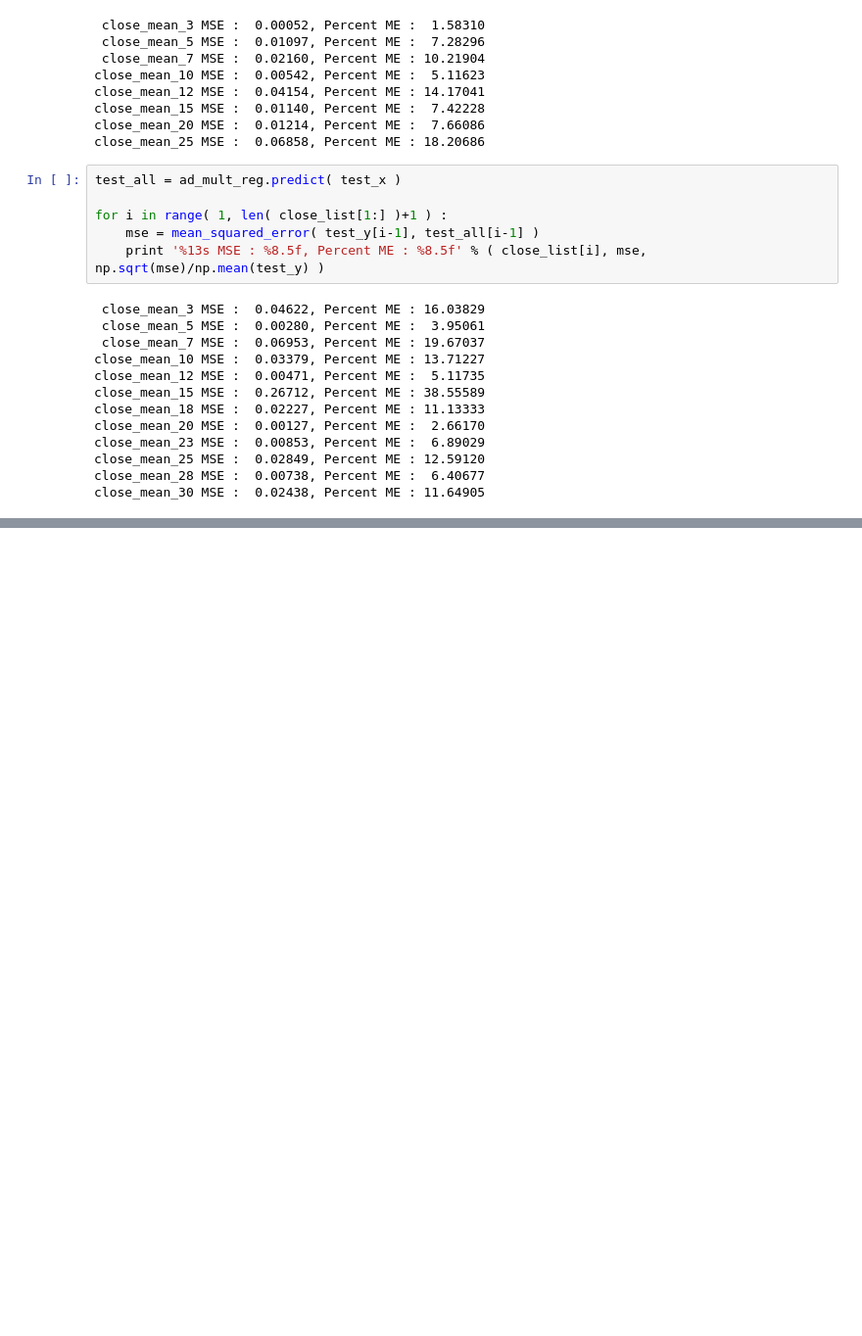
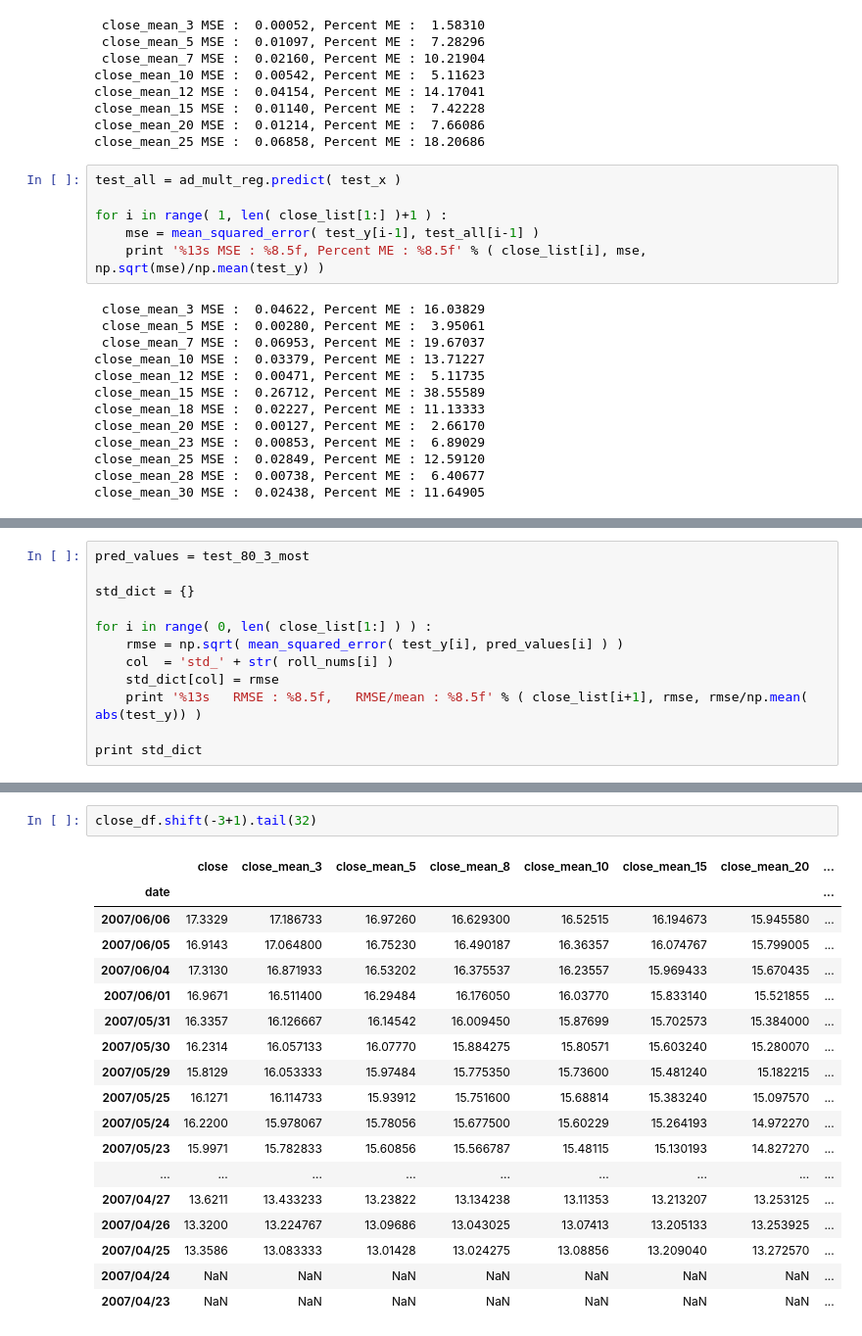
Before and after one commit to markertsean/python_trader, a Jupyter notebook: gen_predictor.ipynb, the cells around one changed output, grey strips where cells are left out. Shown at 98% size. Cells and saved outputs as stored; diff of their text form; blank space fills up the shorter version.

```diff
--- a/gen_predictor.ipynb
+++ b/gen_predictor.ipynb
@@ -302,0 +239,12 @@ close_mean_25 MSE :  0.00405, Percent ME :  6.16066
+# %%
+pred_values = test_80_3_most
+
+std_dict = {}
+
+for i in range( 0, len( close_list[1:] ) ) :
+    rmse = np.sqrt( mean_squared_error( test_y[i], pred_values[i] ) )
+    col  = 'std_' + str( roll_nums[i] )
+    std_dict[col] = rmse
+    print '%13s   RMSE : %8.5f,   RMSE/mean : %8.5f' % ( close_list[i+1], rmse, rmse/np.mean( abs(test_y)) )
+
+print std_dict
@@ -302,0 +294,21 @@ close_mean_25 MSE :  0.00405, Percent ME :  6.16066
+# %%
+close_df.shift(-3+1).tail(32)
+# %% [output]
+|  | close | close_mean_3 | close_mean_5 | close_mean_8 | close_mean_10 | close_mean_15 | close_mean_20 | ... |
+| date |  |  |  |  |  |  |  | ... |
+| 2007/06/06 | 17.3329 | 17.186733 | 16.97260 | 16.629300 | 16.52515 | 16.194673 | 15.945580 | ... |
+| 2007/06/05 | 16.9143 | 17.064800 | 16.75230 | 16.490187 | 16.36357 | 16.074767 | 15.799005 | ... |
+| 2007/06/04 | 17.3130 | 16.871933 | 16.53202 | 16.375537 | 16.23557 | 15.969433 | 15.670435 | ... |
+| 2007/06/01 | 16.9671 | 16.511400 | 16.29484 | 16.176050 | 16.03770 | 15.833140 | 15.521855 | ... |
+| 2007/05/31 | 16.3357 | 16.126667 | 16.14542 | 16.009450 | 15.87699 | 15.702573 | 15.384000 | ... |
+| 2007/05/30 | 16.2314 | 16.057133 | 16.07770 | 15.884275 | 15.80571 | 15.603240 | 15.280070 | ... |
+| 2007/05/29 | 15.8129 | 16.053333 | 15.97484 | 15.775350 | 15.73600 | 15.481240 | 15.182215 | ... |
+| 2007/05/25 | 16.1271 | 16.114733 | 15.93912 | 15.751600 | 15.68814 | 15.383240 | 15.097570 | ... |
+| 2007/05/24 | 16.2200 | 15.978067 | 15.78056 | 15.677500 | 15.60229 | 15.264193 | 14.972270 | ... |
+| 2007/05/23 | 15.9971 | 15.782833 | 15.60856 | 15.566787 | 15.48115 | 15.130193 | 14.827270 | ... |
+| ... | ... | ... | ... | ... | ... | ... | ... | ... |
+| 2007/04/27 | 13.6211 | 13.433233 | 13.23822 | 13.134238 | 13.11353 | 13.213207 | 13.253125 | ... |
+| 2007/04/26 | 13.3200 | 13.224767 | 13.09686 | 13.043025 | 13.07413 | 13.205133 | 13.253925 | ... |
+| 2007/04/25 | 13.3586 | 13.083333 | 13.01428 | 13.024275 | 13.08856 | 13.209040 | 13.272570 | ... |
+| 2007/04/24 | NaN | NaN | NaN | NaN | NaN | NaN | NaN | ... |
+| 2007/04/23 | NaN | NaN | NaN | NaN | NaN | NaN | NaN | ... |
```
Also changed, not shown: parts of 18 cells of this notebook.
